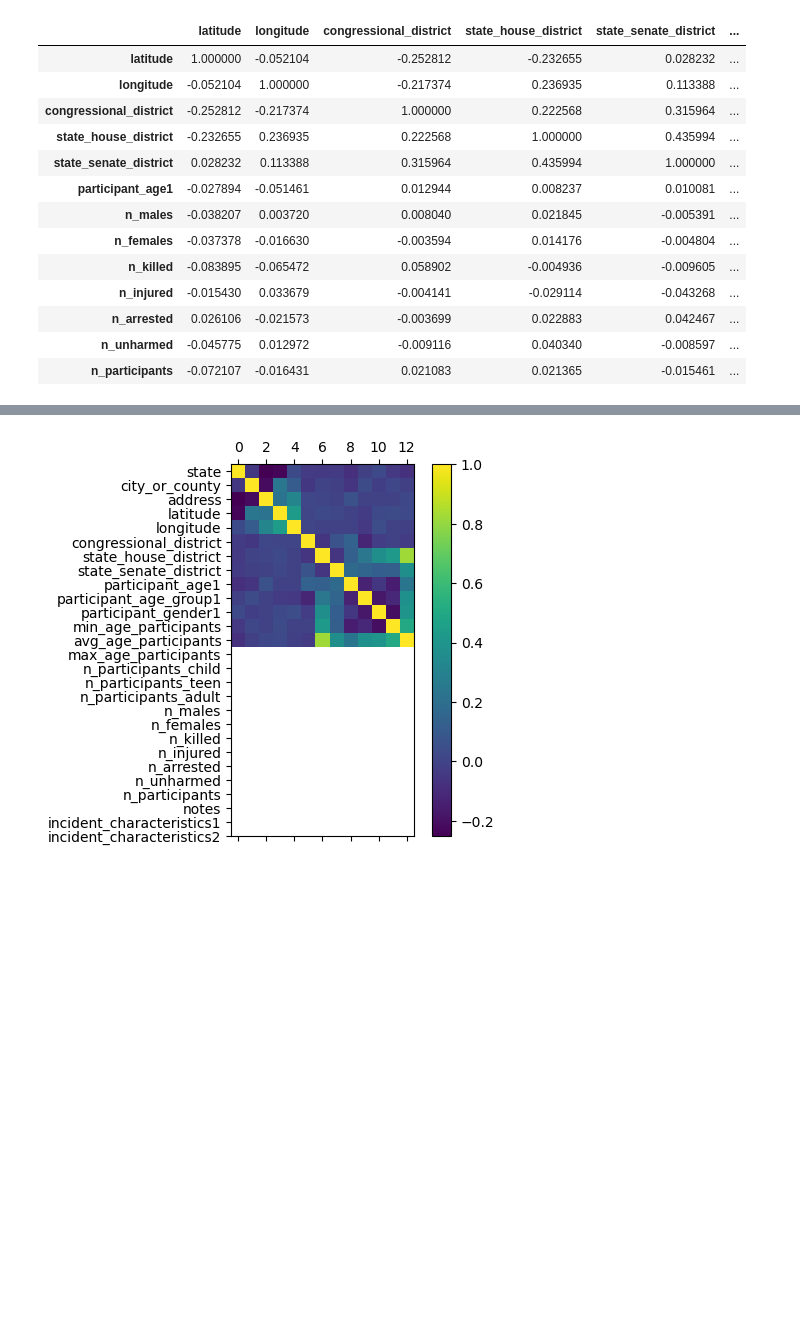
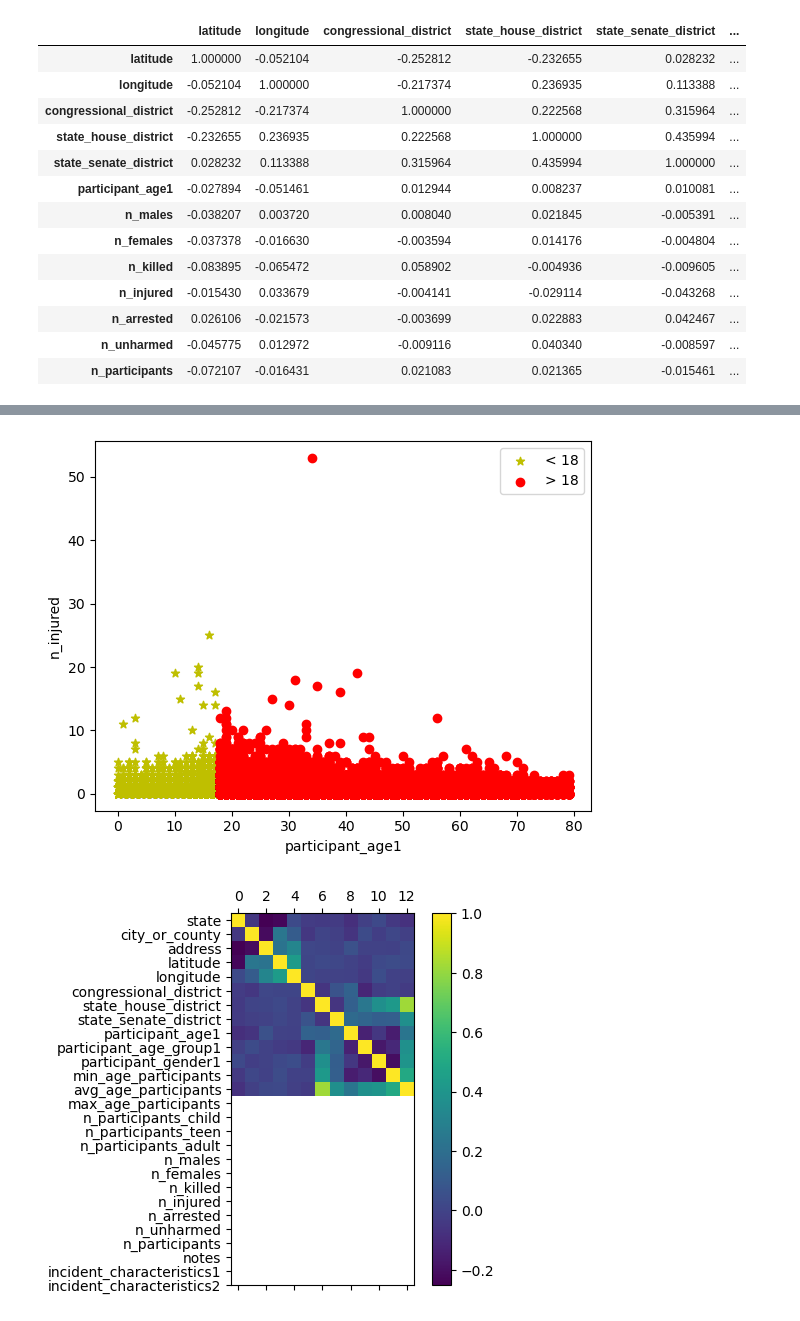
Before and after one commit to vezzusamu/dm-project, a Jupyter notebook: data_understanding.ipynb, the cells around one changed output, grey strips where cells are left out. Cells and saved outputs as stored; diff of their text form; code cells hidden in the pictures; blank space fills up the shorter version.

```diff
--- a/data_understanding.ipynb
+++ b/data_understanding.ipynb
@@ -134,3 +141,15 @@ dp_df.corr()
+# %%
+plt.scatter(dp_df[dp_df['participant_age1'] < 18]['participant_age1'],
+            dp_df[dp_df['participant_age1'] < 18]['n_injured'], color='y', marker='*', label='< 18')
+
+plt.scatter(dp_df[dp_df['participant_age1'] > 17]['participant_age1'],
+            dp_df[dp_df['participant_age1'] > 17]['n_injured'], color='r',label='> 18')
+plt.xlabel('participant_age1')
+plt.ylabel('n_injured')
+plt.legend()
+plt.show()
+# %% [output]
+[figure, added]
 # %%
 #plot matrix with different colors for correlation
 plt.matshow(dp_df.corr())
```
Also changed, not shown: parts of 1 cell of this notebook, 1 other file.
